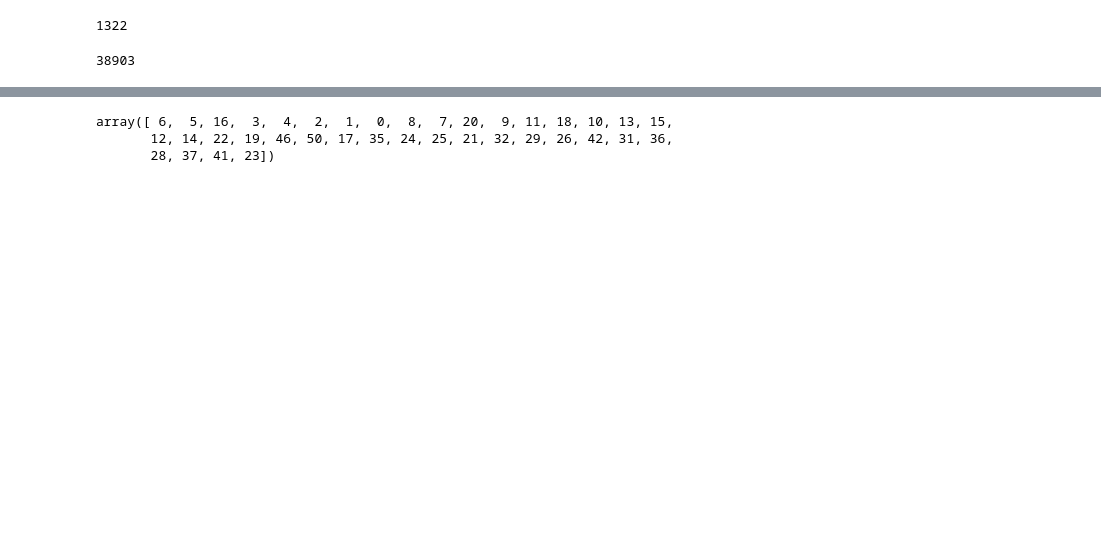
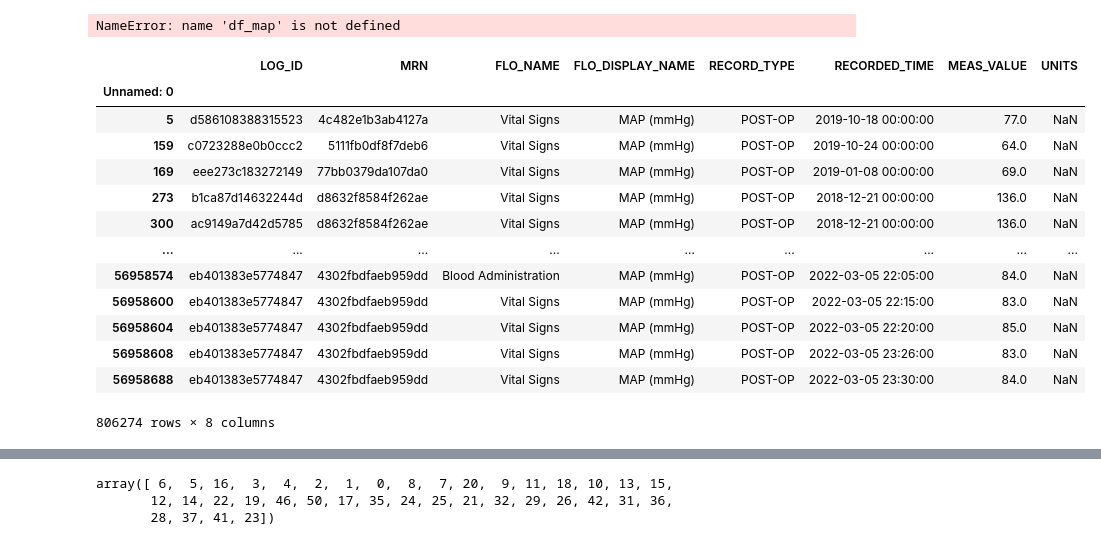
Before and after one commit to Priyankas007/mover_pressors, a Jupyter notebook: pressor_map_mapping_date.ipynb, the cells around one changed output, grey strips where cells are left out. Saved outputs shown, nothing was run; the diff lists cells and outputs as text; code cells hidden in the pictures; blank space fills up the shorter version.

```diff
--- a/pressor_map_mapping.ipynb
+++ b/pressor_map_mapping_date.ipynb
@@ -61,2 +51,8 @@ df_meds['MRN'].nunique()
 # %%
+# keep only the MRNs that appear in both map and med dataFrames
 map_MRNs = set(df_map['MRN'])
+viable_mrns = list(set(df_map['MRN']).intersection(set(df_meds['MRN'])))
+df_map = df_map[df_map['MRN'].isin(viable_mrns)]
+df_meds = df_meds[df_meds['MRN'].isin(viable_mrns)]
+# %% [output]
+NameError: name 'df_map' is not defined
@@ -69,4 +58,0 @@ order_times = list(set(df_map['RECORDED_TIME']).intersection(set(df_meds['ORDERI
-# %%
-len(order_times)
-# %% [output]
-1322
@@ -75,4 +59,17 @@ action_times = list(set(df_map['RECORDED_TIME']).intersection(set(df_meds['MED_A
-# %%
-len(action_times)
-# %% [output]
-38903
+# %%
+df_map
+# %% [output]
+|  | LOG_ID | MRN | FLO_NAME | FLO_DISPLAY_NAME | RECORD_TYPE | RECORDED_TIME | MEAS_VALUE | UNITS |
+| Unnamed: 0 |  |  |  |  |  |  |  |  |
+| 5 | d586108388315523 | 4c482e1b3ab4127a | Vital Signs | MAP (mmHg) | POST-OP | 2019-10-18 00:00:00 | 77.0 | NaN |
+| 159 | c0723288e0b0ccc2 | 5111fb0df8f7deb6 | Vital Signs | MAP (mmHg) | POST-OP | 2019-10-24 00:00:00 | 64.0 | NaN |
+| 169 | eee273c183272149 | 77bb0379da107da0 | Vital Signs | MAP (mmHg) | POST-OP | 2019-01-08 00:00:00 | 69.0 | NaN |
+| 273 | b1ca87d14632244d | d8632f8584f262ae | Vital Signs | MAP (mmHg) | POST-OP | 2018-12-21 00:00:00 | 136.0 | NaN |
+| 300 | ac9149a7d42d5785 | d8632f8584f262ae | Vital Signs | MAP (mmHg) | POST-OP | 2018-12-21 00:00:00 | 136.0 | NaN |
+| ... | ... | ... | ... | ... | ... | ... | ... | ... |
+| 56958574 | eb401383e5774847 | 4302fbdfaeb959dd | Blood Administration | MAP (mmHg) | POST-OP | 2022-03-05 22:05:00 | 84.0 | NaN |
+| 56958600 | eb401383e5774847 | 4302fbdfaeb959dd | Vital Signs | MAP (mmHg) | POST-OP | 2022-03-05 22:15:00 | 83.0 | NaN |
+| 56958604 | eb401383e5774847 | 4302fbdfaeb959dd | Vital Signs | MAP (mmHg) | POST-OP | 2022-03-05 22:20:00 | 85.0 | NaN |
+| 56958608 | eb401383e5774847 | 4302fbdfaeb959dd | Vital Signs | MAP (mmHg) | POST-OP | 2022-03-05 23:26:00 | 83.0 | NaN |
+| 56958688 | eb401383e5774847 | 4302fbdfaeb959dd | Vital Signs | MAP (mmHg) | POST-OP | 2022-03-05 23:30:00 | 84.0 | NaN |
+806274 rows × 8 columns
```
Also changed, not shown: parts of 39 cells of this notebook, 1 other file.
